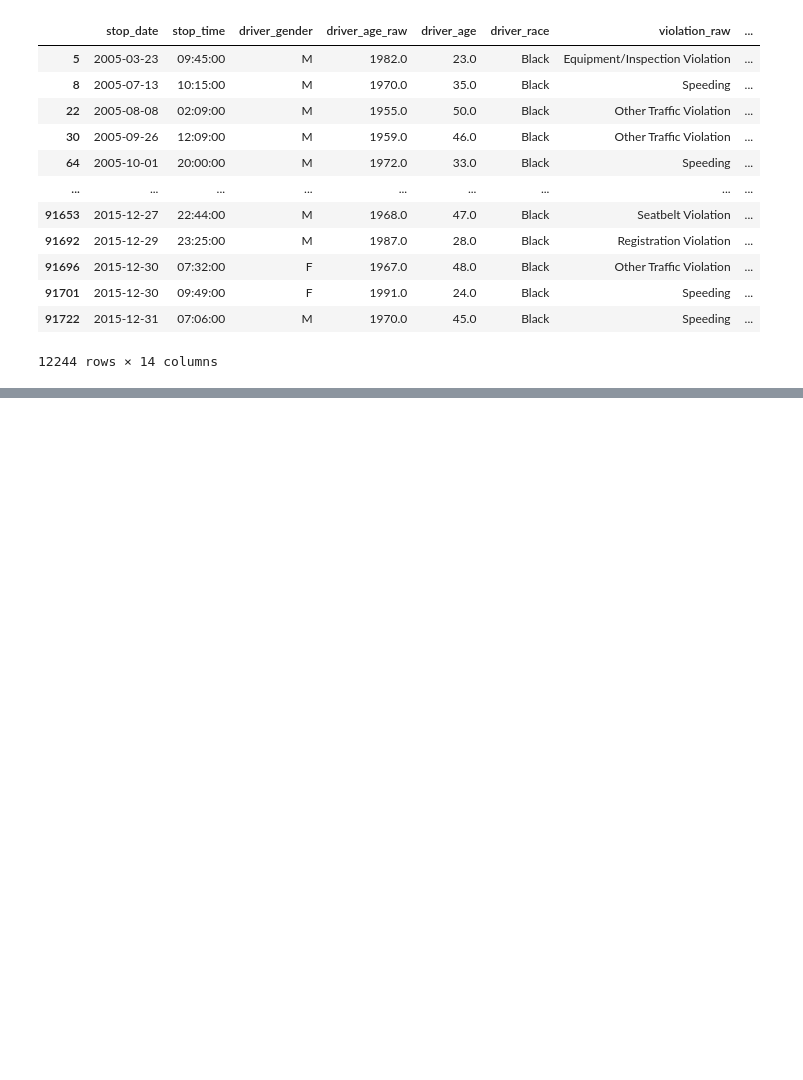
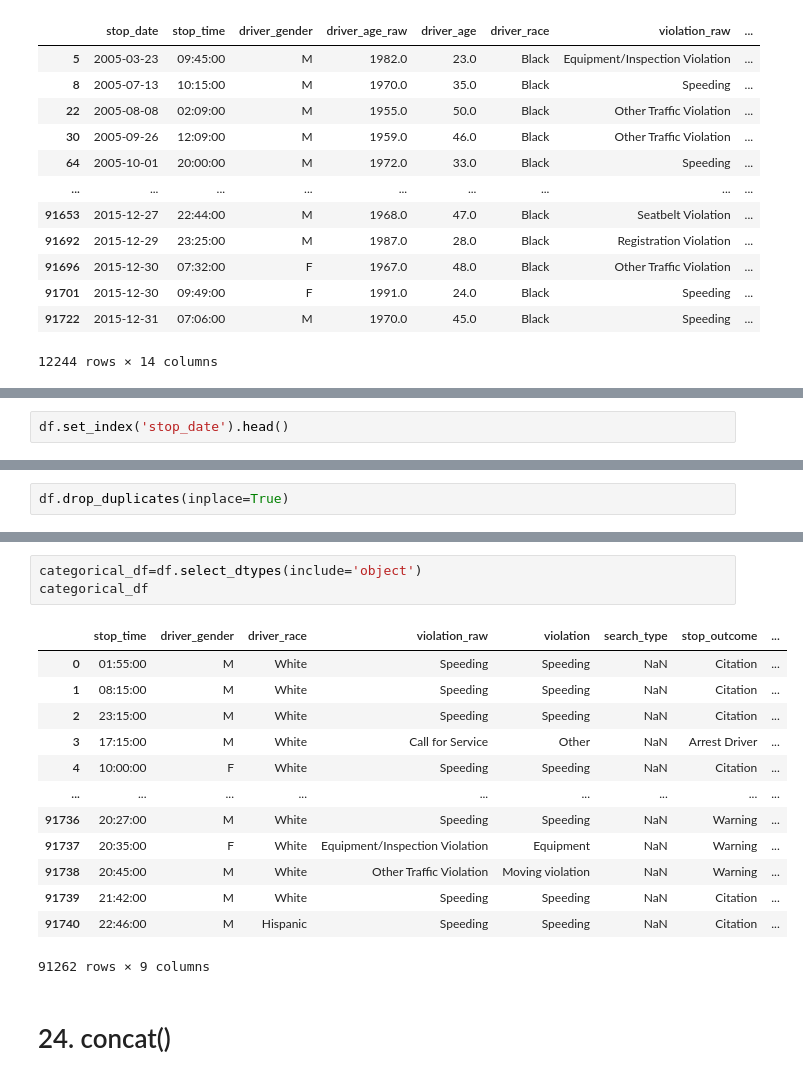
Before and after one commit to Jaygit1729/Learn_Data_Science_in_100Days, a Jupyter notebook: Day_8_Pandas_Read and Write DataFrame/Day_8_Pandas_Read and Write DataFrame.ipynb, the cells around one changed output, grey strips where cells are left out. Cells and saved outputs as stored; diff of their text form; blank space fills up the shorter version.

```diff
--- a/Day_8_Pandas_Read and Write DataFrame/Day_8_Pandas_Read and Write DataFrame.ipynb
+++ b/Day_8_Pandas_Read and Write DataFrame/Day_8_Pandas_Read and Write DataFrame.ipynb
@@ -275,0 +351,2 @@ df.groupby('driver_race').get_group('Black')
+# %%
+df.set_index('stop_date').head()
@@ -275,0 +371,2 @@ df.groupby('driver_race').get_group('Black')
+# %%
+df.drop_duplicates(inplace=True)
@@ -275,0 +423,19 @@ df.groupby('driver_race').get_group('Black')
+# %%
+categorical_df=df.select_dtypes(include='object')
+categorical_df
+# %% [output]
+|  | stop_time | driver_gender | driver_race | violation_raw | violation | search_type | stop_outcome | ... |
+| 0 | 01:55:00 | M | White | Speeding | Speeding | NaN | Citation | ... |
+| 1 | 08:15:00 | M | White | Speeding | Speeding | NaN | Citation | ... |
+| 2 | 23:15:00 | M | White | Speeding | Speeding | NaN | Citation | ... |
+| 3 | 17:15:00 | M | White | Call for Service | Other | NaN | Arrest Driver | ... |
+| 4 | 10:00:00 | F | White | Speeding | Speeding | NaN | Citation | ... |
+| ... | ... | ... | ... | ... | ... | ... | ... | ... |
+| 91736 | 20:27:00 | M | White | Speeding | Speeding | NaN | Warning | ... |
+| 91737 | 20:35:00 | F | White | Equipment/Inspection Violation | Equipment | NaN | Warning | ... |
+| 91738 | 20:45:00 | M | White | Other Traffic Violation | Moving violation | NaN | Warning | ... |
+| 91739 | 21:42:00 | M | White | Speeding | Speeding | NaN | Citation | ... |
+| 91740 | 22:46:00 | M | Hispanic | Speeding | Speeding | NaN | Citation | ... |
+91262 rows × 9 columns
+# %% [markdown]
+# 24. concat()
```
Also changed, not shown: parts of 46 cells of this notebook.
